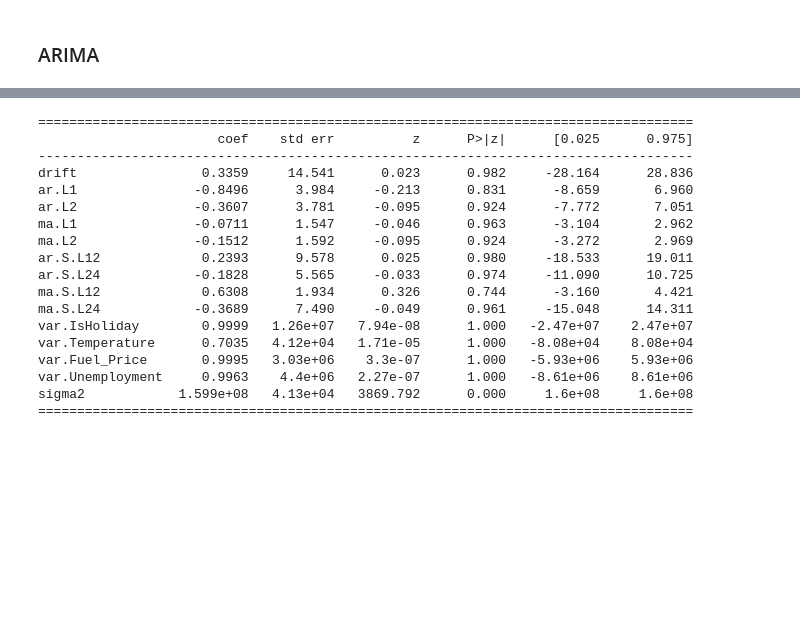
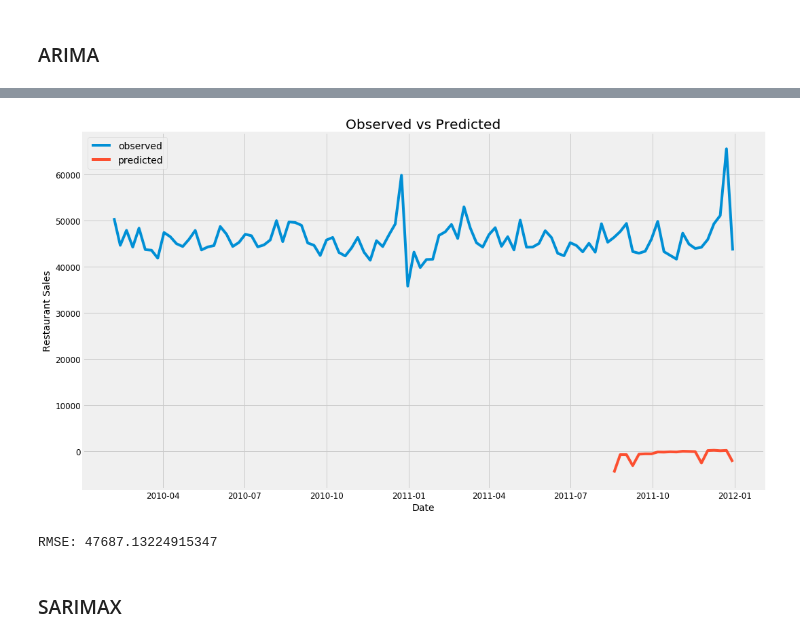
Before and after one commit to ilyalasy/ml_tasks, a Jupyter notebook: Restaurants/Restaurants_TS_Forecasting.ipynb, the cells around one changed output, grey strips where cells are left out. Cells and saved outputs as stored; diff of their text form; code cells hidden in the pictures; blank space fills up the shorter version.

```diff
--- a/Restaurants/Restaurants_TS_Forecasting.ipynb
+++ b/Restaurants/Restaurants_TS_Forecasting.ipynb
@@ -253,0 +278,2 @@ model = sm.tsa.statespace.SARIMAX(endog_train,
+# %%
+model = sm.tsa.ARIMA(endog_train,order=(0,1,1),exog=exog_train)
@@ -256,21 +292,13 @@ results = model.fit()
-# %%
-print(results.summary().tables[1])
-# %% [output]
-====================================================================================
-                       coef    std err          z      P>|z|      [0.025      0.975]
-------------------------------------------------------------------------------------
-drift                0.3359     14.541      0.023      0.982     -28.164      28.836
-ar.L1               -0.8496      3.984     -0.213      0.831      -8.659       6.960
-ar.L2               -0.3607      3.781     -0.095      0.924      -7.772       7.051
-ma.L1               -0.0711      1.547     -0.046      0.963      -3.104       2.962
-ma.L2               -0.1512      1.592     -0.095      0.924      -3.272       2.969
-ar.S.L12             0.2393      9.578      0.025      0.980     -18.533      19.011
-ar.S.L24            -0.1828      5.565     -0.033      0.974     -11.090      10.725
-ma.S.L12             0.6308      1.934      0.326      0.744      -3.160       4.421
-ma.S.L24            -0.3689      7.490     -0.049      0.961     -15.048      14.311
-var.IsHoliday        0.9999   1.26e+07   7.94e-08      1.000   -2.47e+07    2.47e+07
-var.Temperature      0.7035   4.12e+04   1.71e-05      1.000   -8.08e+04    8.08e+04
-var.Fuel_Price       0.9995   3.03e+06    3.3e-07      1.000   -5.93e+06    5.93e+06
-var.Unemployment     0.9963    4.4e+06   2.27e-07      1.000   -8.61e+06    8.61e+06
-sigma2            1.599e+08   4.13e+04   3869.792      0.000     1.6e+08     1.6e+08
-====================================================================================
+# %%
+predictions = results.predict(start=min(endog_test.index),end=max(endog_test.index),exog=exog_test)
+# %%
+plot_dif(predictions.index,predictions.values, ts_df)
+# %% [output]
+[figure, added]
+# %%
+arima_rmse = np.sqrt(mean_squared_error(endog_test,predictions.values))
+print(f'RMSE: {arima_rmse}')
+# %% [output]
+RMSE: 47687.13224915347
+# %% [markdown]
+### SARIMAX
```
Also changed, not shown: parts of 33 cells of this notebook, 1 other file.
